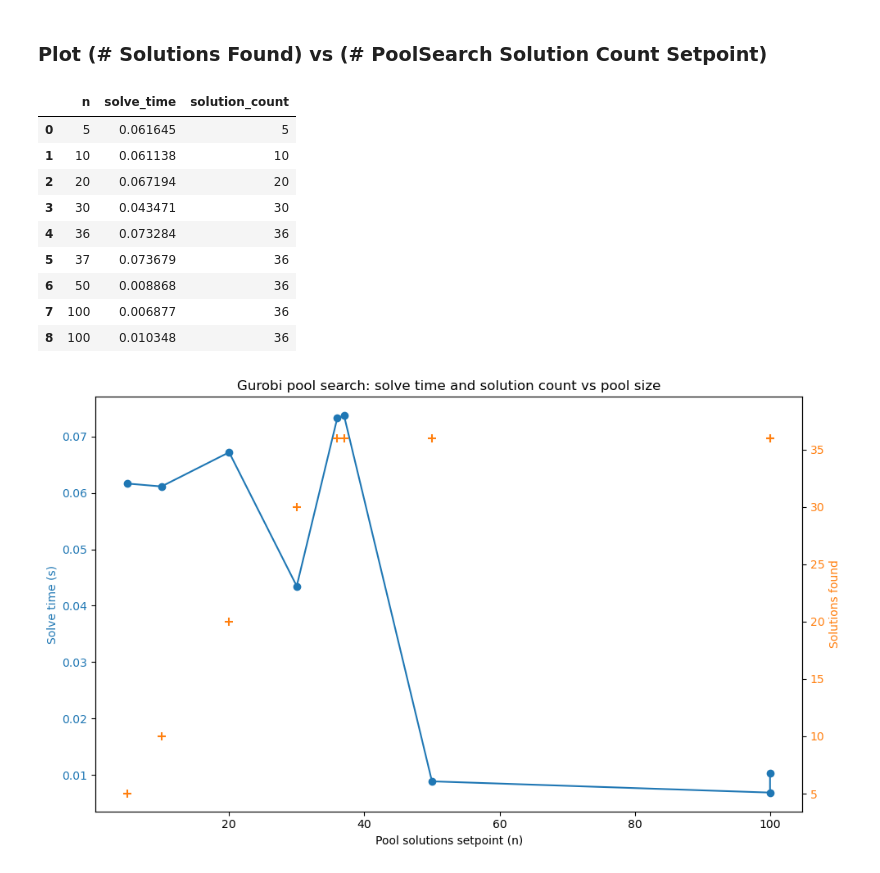
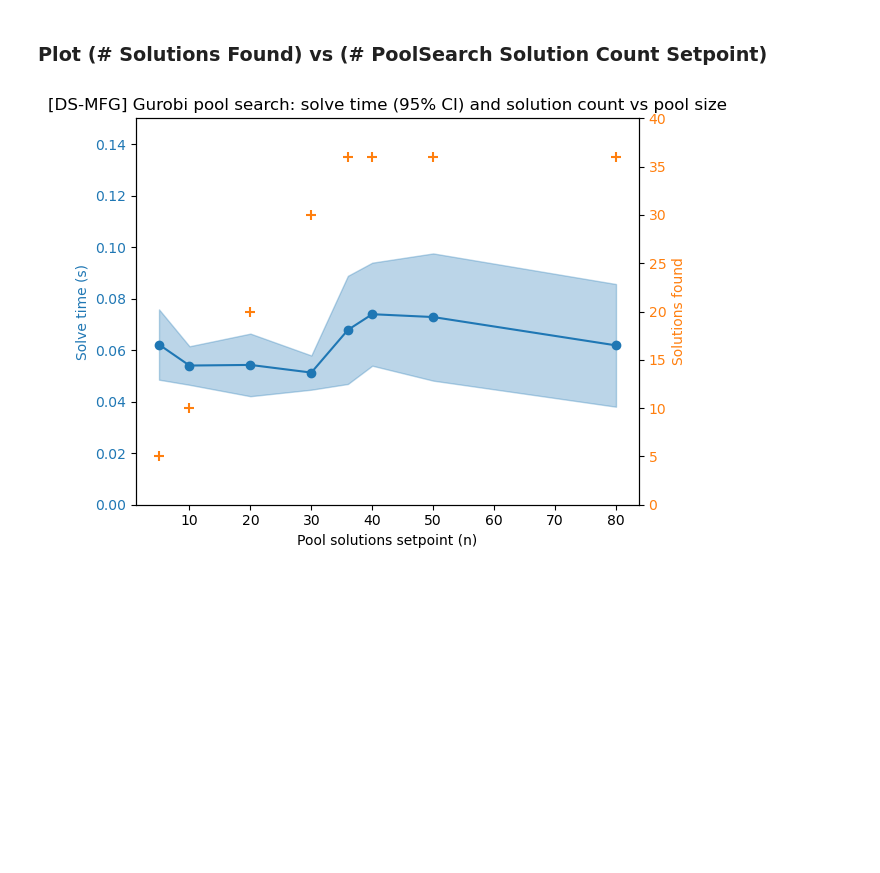
Before and after one commit to SECQUOIA/pd_ising, a Jupyter notebook: ds-mfg/discrete_ip/ds_mfg_discrete_IP_poolsearch.ipynb, the cells around one changed output. Cells and saved outputs as stored; diff of their text form; code cells hidden in the pictures; blank space fills up the shorter version.

Commit message:
update notebooks with plots of multiple gurobi pool results

```diff
--- a/ds-mfg/discrete_ip/ds_mfg_discrete_IP_poolsearch.ipynb
+++ b/ds-mfg/discrete_ip/ds_mfg_discrete_IP_poolsearch.ipynb
@@ -122,38 +122,9 @@ SOLUTION ANALYSIS
 # %% [markdown]
 ### Plot (# Solutions Found) vs (# PoolSearch Solution Count Setpoint)
-# %%
-# Aggregate solve time vs pool-solutions setpoint from all gurobi_pool_solutions_n*.json files
-df = aggregate_pool_run_timings()
-display(df)
-
-if len(df) > 0:
-    fig, ax1 = plt.subplots(figsize=(10, 6))
-    ax1.plot(df["n"], df["solve_time"], "o-", markersize=6, color="C0")
-    ax1.set_xlabel("Pool solutions setpoint (n)")
-    ax1.set_ylabel("Solve time (s)", color="C0")
-    ax1.tick_params(axis="y", labelcolor="C0")
-
-    ax2 = ax1.twinx()
-    ax2.scatter(df["n"], df["solution_count"], marker="+", s=50, color="C1", zorder=5)
-    ax2.set_ylabel("Solutions found", color="C1")
-    if len(df) > 0:
-        ax2.set_ylim(top=max(df["solution_count"]) * 1.1)
-    ax2.tick_params(axis="y", labelcolor="C1")
-
-    plt.title("Gurobi pool search: solve time and solution count vs pool size")
-    fig.tight_layout()
-    plt.show()
-else:
-    print("No result files found matching pattern 'gurobi_pool_solutions_n*.json'")
-# %% [output]
-|  | n | solve_time | solution_count |
-| 0 | 5 | 0.061645 | 5 |
-| 1 | 10 | 0.061138 | 10 |
-| 2 | 20 | 0.067194 | 20 |
-| 3 | 30 | 0.043471 | 30 |
-| 4 | 36 | 0.073284 | 36 |
-| 5 | 37 | 0.073679 | 36 |
-| 6 | 50 | 0.008868 | 36 |
-| 7 | 100 | 0.006877 | 36 |
-| 8 | 100 | 0.010348 | 36 |
-[figure, removed]
+# %%
+# Replicate plot: solve time with 95% CI, solution count on secondary axis
+result_dir = script_dir / "result_gurobi" / "replicates"
+
+plot_pool_replicates_ci(result_dir)
+# %% [output]
+[figure, added]
```
Also changed, not shown: parts of 6 cells of this notebook, 3 other files.
